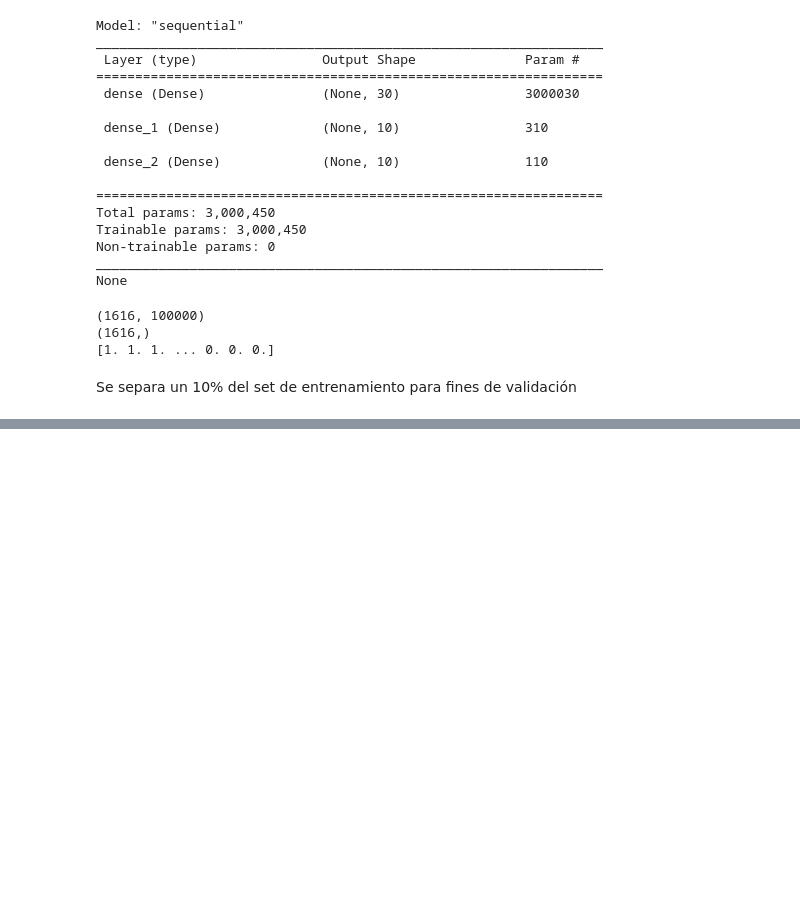
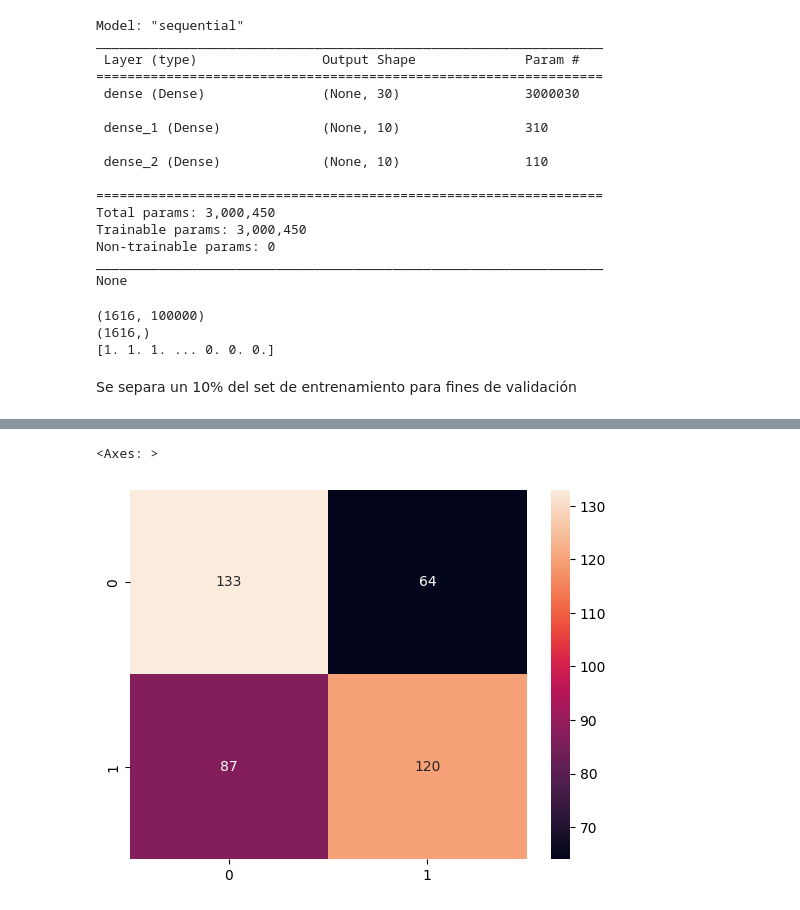
Before and after one commit to aalr007/NavegacionAutonoma, a Jupyter notebook: 4_1_Ejercicio_de_clasificación_con_Keras.ipynb, the cells around one changed output, grey strips where cells are left out. Cells and saved outputs as stored; diff of their text form; code cells hidden in the pictures; blank space fills up the shorter version.

```diff
--- a/4_1_Ejercicio_de_clasificación_con_Keras.ipynb
+++ b/4_1_Ejercicio_de_clasificación_con_Keras.ipynb
@@ -184,0 +246,5 @@ ValueError: ignored
+# %%
+# Se calculan las predicciones del modelo para graficar la matriz de confusión
+# Se compara contra 0.5 para determinar si es clase 0 ó clase 1
+# ya que la salida que da la función Sigmoid es continua entre 0 y 1
+y_predict = (model.predict(X_test) > 0.5).astype("int32")
@@ -184,0 +253,9 @@ ValueError: ignored
+# %%
+from sklearn.metrics import classification_report, confusion_matrix
+
+cm = confusion_matrix(y_test, y_predict)
+
+sns.heatmap(cm, annot=True, fmt="d")
+# %% [output]
+<Axes: >
+[figure, added]
```
Also changed, not shown: parts of 11 cells of this notebook.
